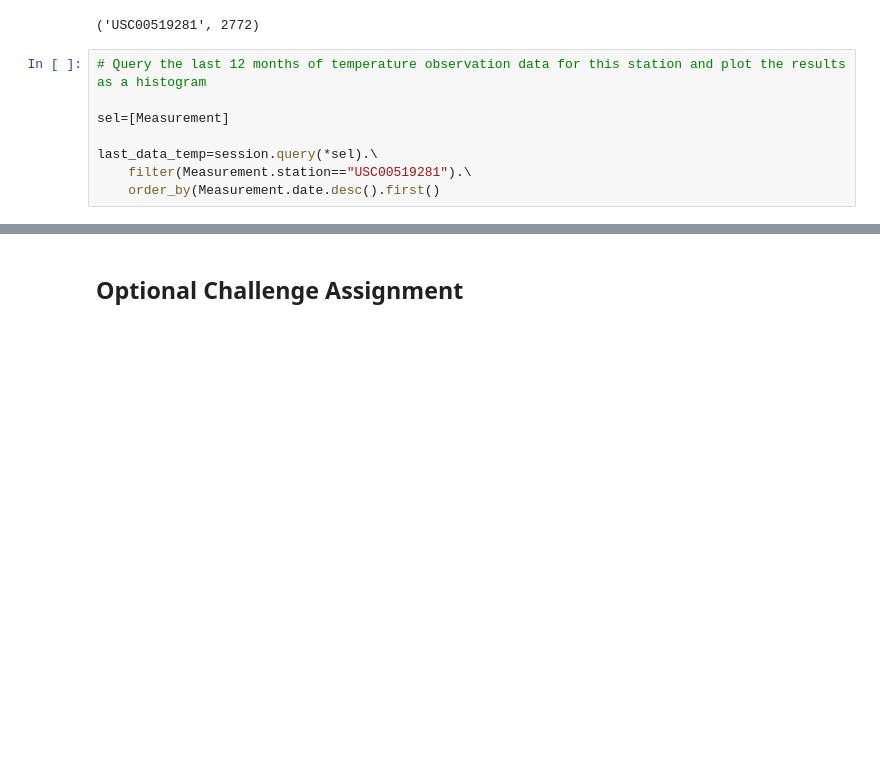
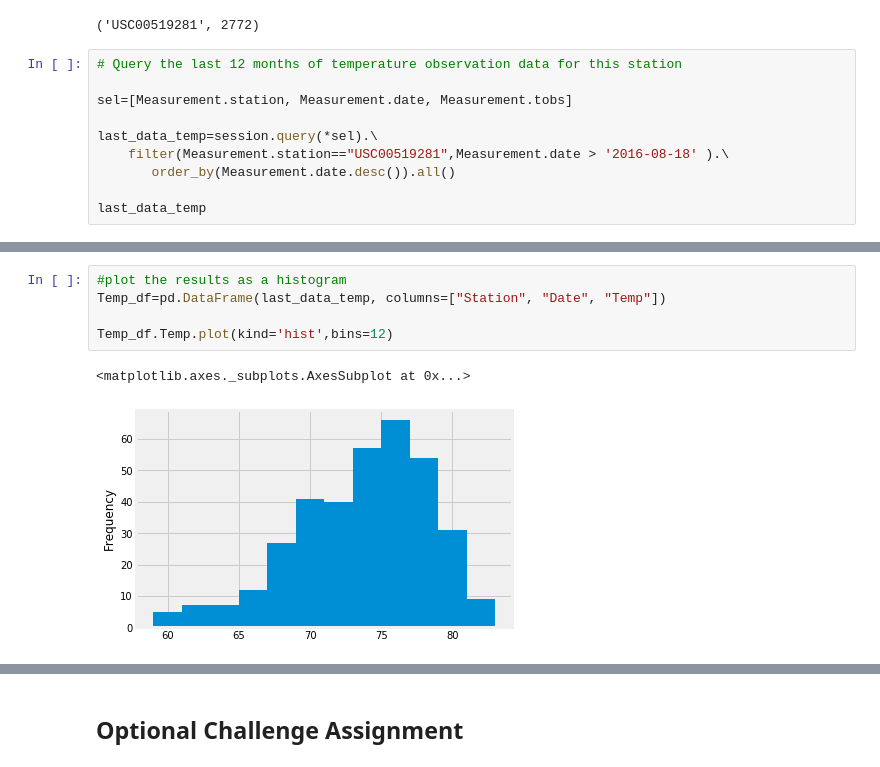
Before and after one commit to jamielewis333/sqlalchemy-challenge, a Jupyter notebook: climate_starter.ipynb, the cells around one changed output, grey strips where cells are left out. Drawn from its saved outputs; the diff is of its cells as text; blank space fills up the shorter version.

```diff
--- a/climate_starter.ipynb
+++ b/climate_starter.ipynb
@@ -174,11 +167,13 @@ Temps
 # %% [output]
 ('USC00519281', 2772)
 # %%
-# Query the last 12 months of temperature observation data for this station and plot the results as a histogram
+# Query the last 12 months of temperature observation data for this station
 
-sel=[Measurement]
+sel=[Measurement.station, Measurement.date, Measurement.tobs]
 
 last_data_temp=session.query(*sel).\
-    filter(Measurement.station=="USC00519281").\
-    order_by(Measurement.date.desc().first()
+    filter(Measurement.station=="USC00519281",Measurement.date > '2016-08-18' ).\
+       order_by(Measurement.date.desc()).all()
+
+last_data_temp
 # %% [output]
@@ -186,3 +197,11 @@ SyntaxError: unexpected EOF while parsing (<ipython-input-149-70653766b890>, lin
+# %%
+#plot the results as a histogram
+Temp_df=pd.DataFrame(last_data_temp, columns=["Station", "Date", "Temp"])
+
+Temp_df.Temp.plot(kind='hist',bins=12)
+# %% [output]
+<matplotlib.axes._subplots.AxesSubplot at 0x...>
+[figure, added]
 # %% [markdown]
 ![precipitation](Images/station-histogram.png)
 # %%
```
Also changed, not shown: parts of 10 cells of this notebook, 3 other files.
